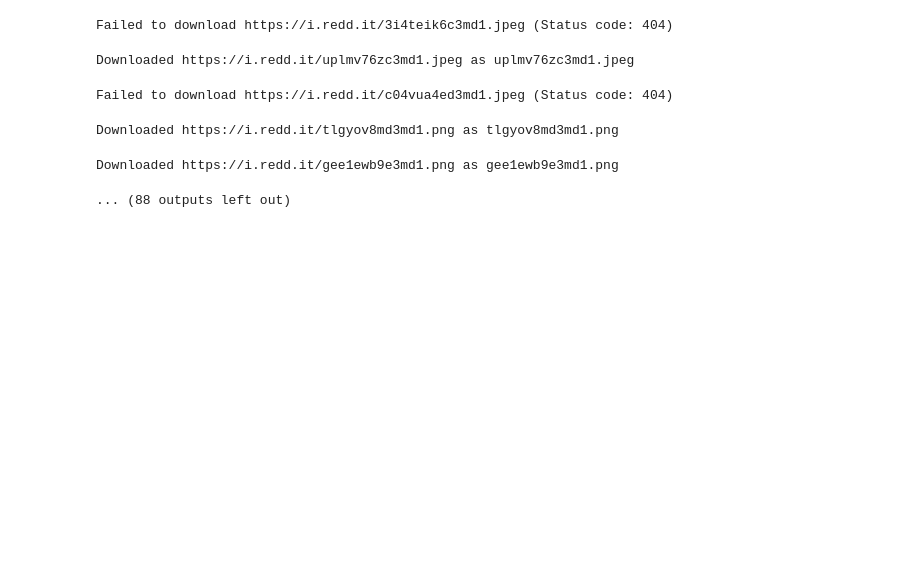
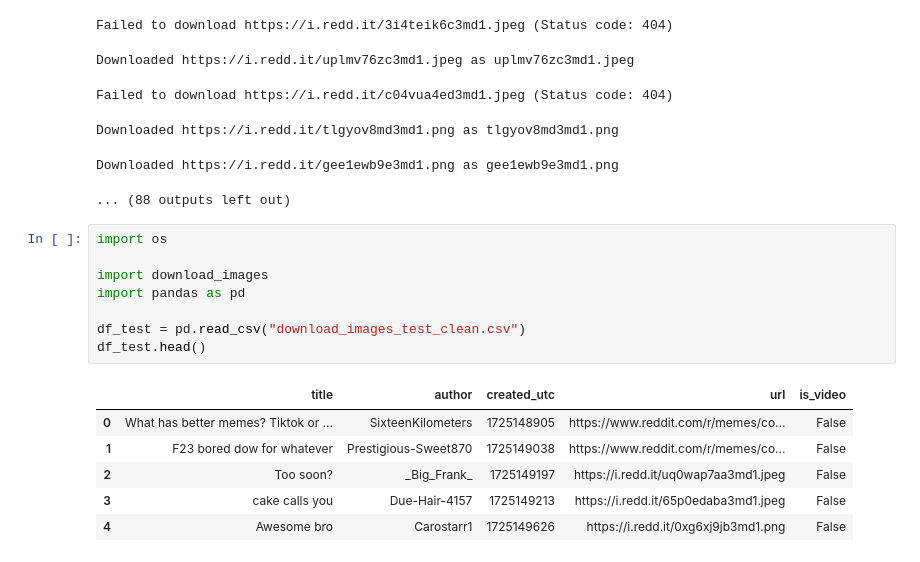
Before and after one commit to martimesteves1/reddit-memes, a Jupyter notebook: images_download_test/test_download_images_notebook.ipynb, the cells around one changed output. Saved outputs shown, nothing was run; the diff lists cells and outputs as text; blank space fills up the shorter version.

```diff
--- a/images_download_test/test_download_images_notebook.ipynb
+++ b/images_download_test/test_download_images_notebook.ipynb
@@ -60,3 +60,18 @@ Failed to download https://i.redd.it/c04vua4ed3md1.jpeg (Status code: 404)
 Downloaded https://i.redd.it/tlgyov8md3md1.png as tlgyov8md3md1.png
 Downloaded https://i.redd.it/gee1ewb9e3md1.png as gee1ewb9e3md1.png
 ... (88 outputs left out)
+# %%
+import os
+
+import download_images
+import pandas as pd
+
+df_test = pd.read_csv("download_images_test_clean.csv")
+df_test.head()
+# %% [output]
+|  | title | author | created_utc | url | is_video |
+| 0 | What has better memes? Tiktok or ... | SixteenKilometers | 1725148905 | https://www.reddit.com/r/memes/co... | False |
+| 1 | F23 bored dow for whatever | Prestigious-Sweet870 | 1725149038 | https://www.reddit.com/r/memes/co... | False |
+| 2 | Too soon? | _Big_Frank_ | 1725149197 | https://i.redd.it/uq0wap7aa3md1.jpeg | False |
+| 3 | cake calls you | Due-Hair-4157 | 1725149213 | https://i.redd.it/65p0edaba3md1.jpeg | False |
+| 4 | Awesome bro | Carostarr1 | 1725149626 | https://i.redd.it/0xg6xj9jb3md1.png | False |
```
Also changed, not shown: parts of 5 cells of this notebook, 2 other files.
